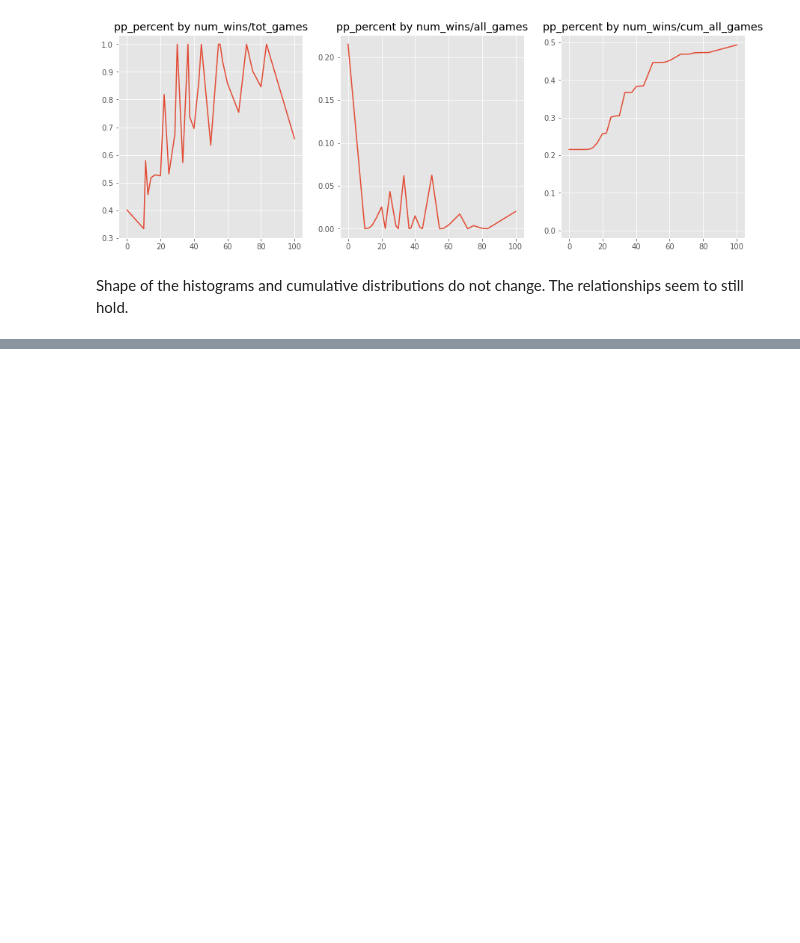
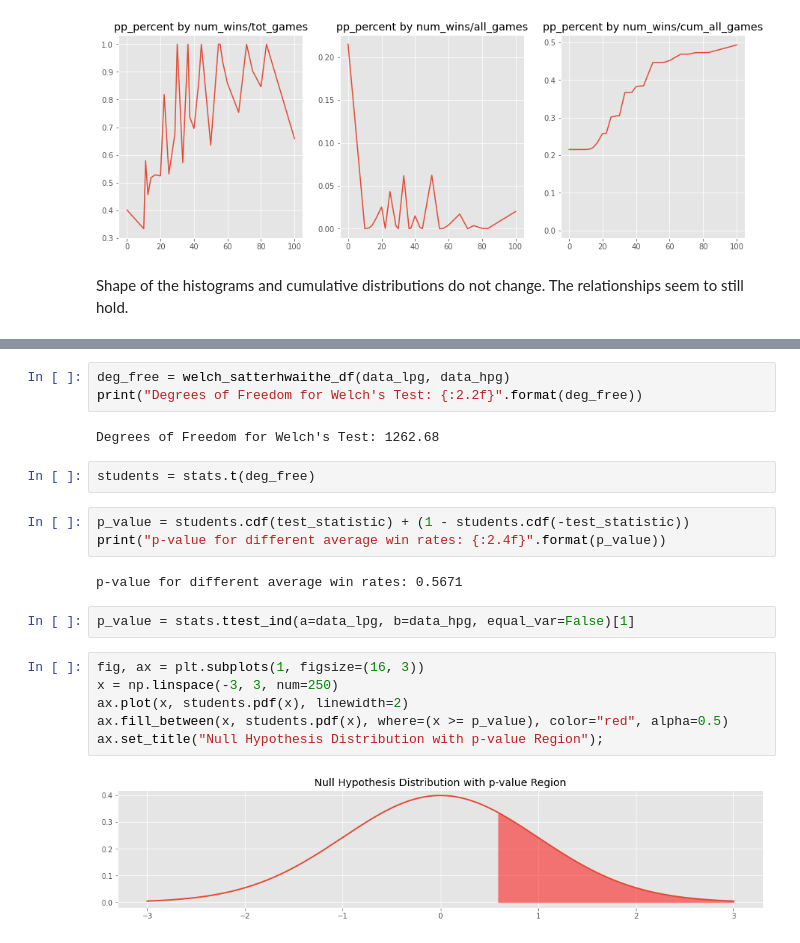
Before and after one commit to jkh-code/nhl-win-factors-analysis, a Jupyter notebook: notebooks/nhl-win-factors-analysis-eda.ipynb, the cells around one changed output, grey strips where cells are left out. Cells and saved outputs as stored; diff of their text form; blank space fills up the shorter version.

Commit message:
Add hypothesis test distribution with p-value region

```diff
--- a/notebooks/nhl-win-factors-analysis-eda.ipynb
+++ b/notebooks/nhl-win-factors-analysis-eda.ipynb
@@ -878,0 +863,22 @@ stats.ttest_ind(a=data_lpg, b=data_hpg, equal_var=False)[1]
+# %%
+deg_free = welch_satterhwaithe_df(data_lpg, data_hpg)
+print("Degrees of Freedom for Welch's Test: {:2.2f}".format(deg_free))
+# %% [output]
+Degrees of Freedom for Welch's Test: 1262.68
+# %%
+students = stats.t(deg_free)
+# %%
+p_value = students.cdf(test_statistic) + (1 - students.cdf(-test_statistic))
+print("p-value for different average win rates: {:2.4f}".format(p_value))
+# %% [output]
+p-value for different average win rates: 0.5671
+# %%
+p_value = stats.ttest_ind(a=data_lpg, b=data_hpg, equal_var=False)[1]
+# %%
+fig, ax = plt.subplots(1, figsize=(16, 3))
+x = np.linspace(-3, 3, num=250)
+ax.plot(x, students.pdf(x), linewidth=2)
+ax.fill_between(x, students.pdf(x), where=(x >= p_value), color="red", alpha=0.5)
+ax.set_title("Null Hypothesis Distribution with p-value Region");
+# %% [output]
+[figure, added]
```
Also changed, not shown: parts of 48 cells of this notebook.
